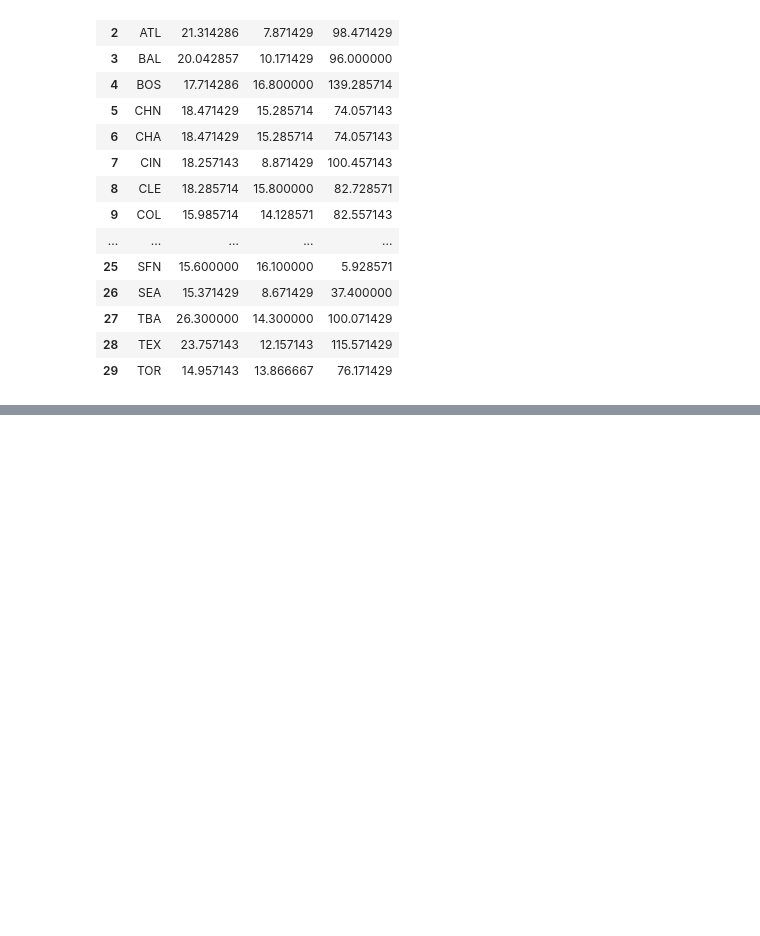
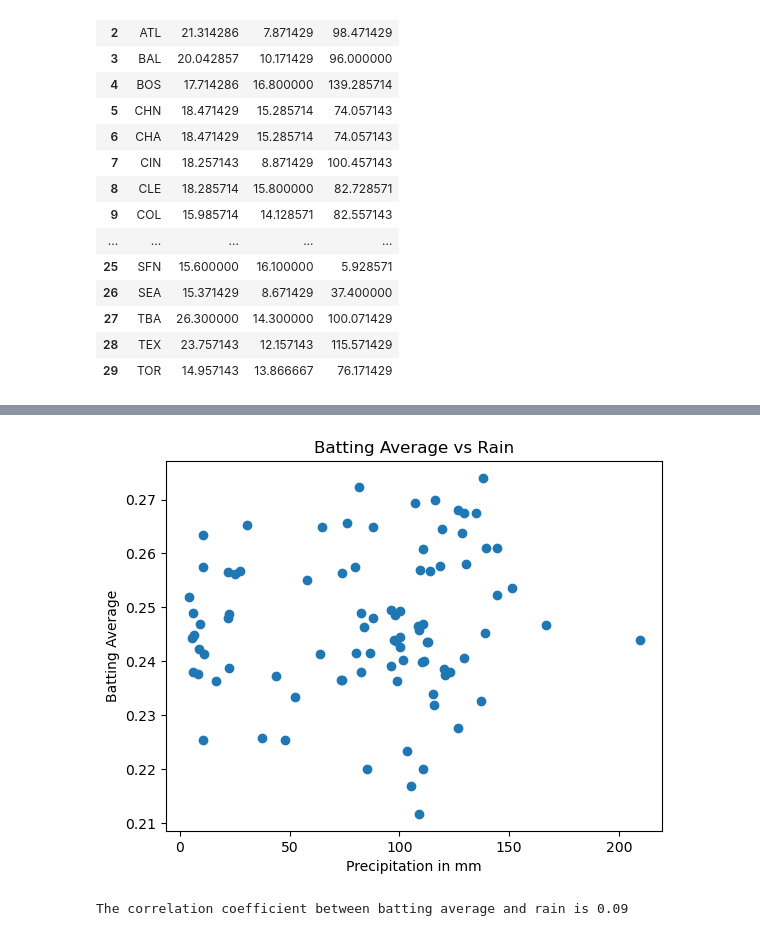
Before and after one commit to michaelgarv/Project_1, a Jupyter notebook: allens_analysis/weather_data.ipynb, the cells around one changed output, grey strips where cells are left out. Drawn from its saved outputs; the diff is of its cells as text; code cells hidden in the pictures; blank space fills up the shorter version.

```diff
--- a/allens_analysis/weather_data.ipynb
+++ b/allens_analysis/weather_data.ipynb
@@ -164,0 +215,13 @@ new_df.to_csv("../data/weather_2021.csv", sep=',')
+# %%
+x_ax = combined_clean['prcp']
+y_ax = combined_clean['AVG']
+plt.scatter(x_ax, y_ax)
+plt.title('Batting Average vs Rain')
+plt.ylabel('Batting Average')
+plt.xlabel('Precipitation in mm')
+plt.savefig('../images/Rain_scatter.png')
+plt.show()
+print(f"The correlation coefficient between batting average and rain is {round(st.pearsonr(x_ax,y_ax)[0],2)}")
+# %% [output]
+[figure, added]
+The correlation coefficient between batting average and rain is 0.09
```
Also changed, not shown: parts of 6 cells of this notebook, 4 other files.
